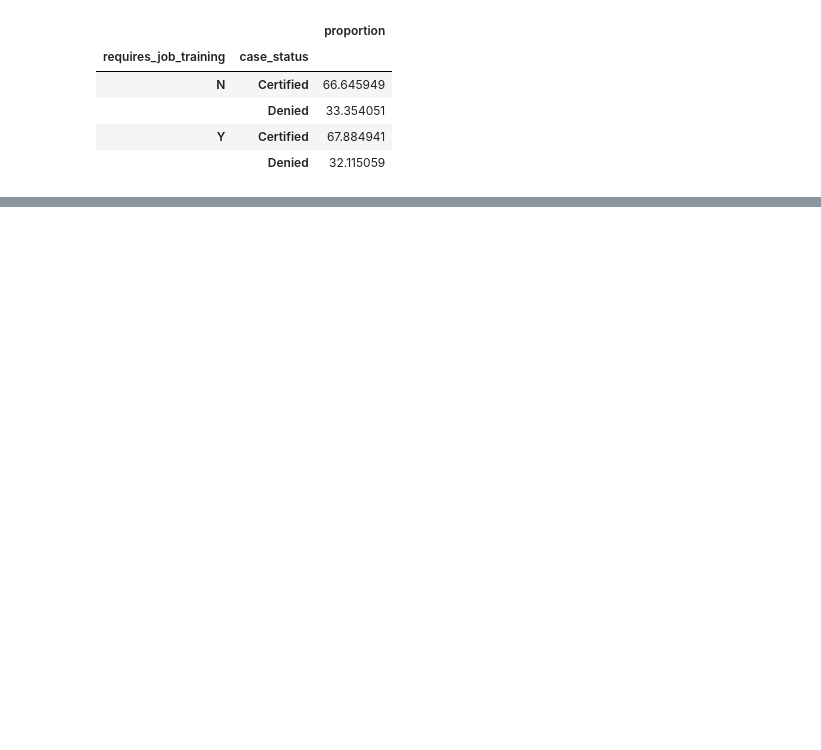
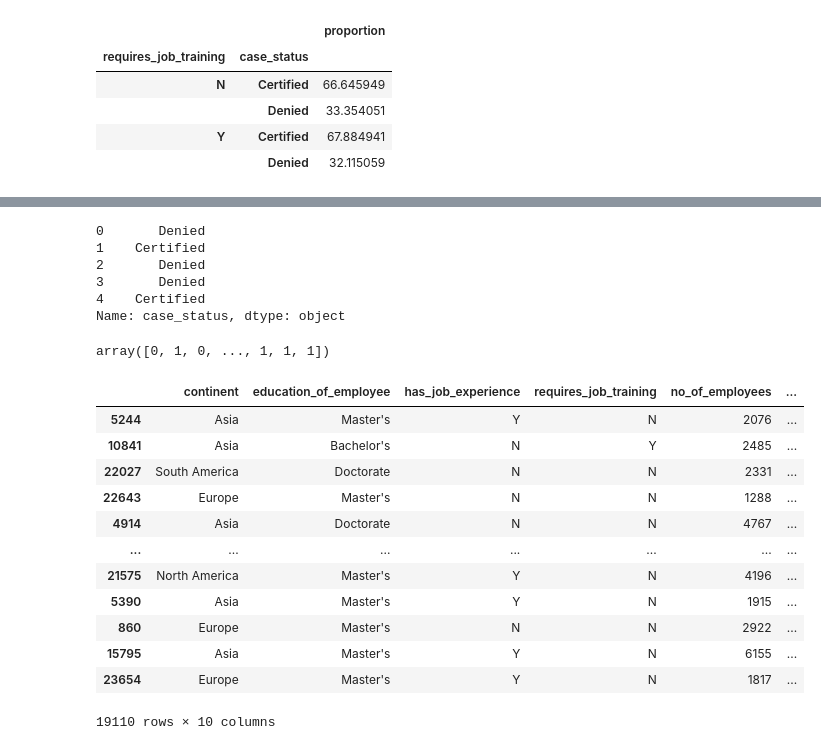
Before and after one commit to yagantiAshok/Global-Mobility-Application, a Jupyter notebook: notebook/EDA_visa.ipynb, the cells around one changed output, grey strips where cells are left out. Saved outputs shown, nothing was run; the diff lists cells and outputs as text; code cells hidden in the pictures; blank space fills up the shorter version.

```diff
--- a/notebook/EDA_visa.ipynb
+++ b/notebook/EDA_visa.ipynb
@@ -295,0 +450,2 @@ plt.show()
+# %%
+data.drop("yr_of_estab",axis=1,inplace=True)
@@ -295,0 +506,3 @@ plt.show()
+# %%
+x = data.drop("case_status",axis=1)
+y=data["case_status"]
@@ -295,0 +518,35 @@ plt.show()
+# %%
+y.head()
+# %% [output]
+0       Denied
+1    Certified
+2       Denied
+3       Denied
+4    Certified
+Name: case_status, dtype: object
+# %%
+y = np.where(y=="Certified",1,0)
+# %%
+y
+# %% [output]
+array([0, 1, 0, ..., 1, 1, 1])
+# %%
+from sklearn.model_selection import train_test_split
+
+x_train,x_test,y_train,y_test=train_test_split(x,y,test_size=0.25,random_state=42)
+# %%
+x_train
+# %% [output]
+|  | continent | education_of_employee | has_job_experience | requires_job_training | no_of_employees | ... |
+| 5244 | Asia | Master's | Y | N | 2076 | ... |
+| 10841 | Asia | Bachelor's | N | Y | 2485 | ... |
+| 22027 | South America | Doctorate | N | N | 2331 | ... |
+| 22643 | Europe | Master's | N | N | 1288 | ... |
+| 4914 | Asia | Doctorate | N | N | 4767 | ... |
+| ... | ... | ... | ... | ... | ... | ... |
+| 21575 | North America | Master's | Y | N | 4196 | ... |
+| 5390 | Asia | Master's | Y | N | 1915 | ... |
+| 860 | Europe | Master's | N | N | 2922 | ... |
+| 15795 | Asia | Master's | Y | N | 6155 | ... |
+| 23654 | Europe | Master's | Y | N | 1817 | ... |
+19110 rows × 10 columns
```
Also changed, not shown: parts of 40 cells of this notebook, 2 other files.
